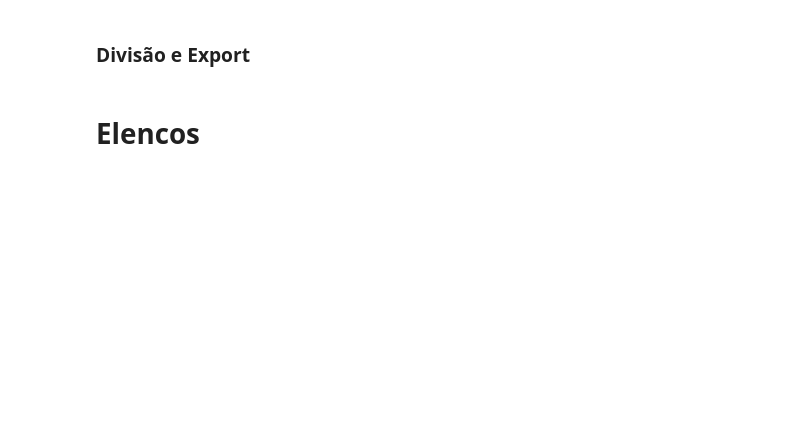
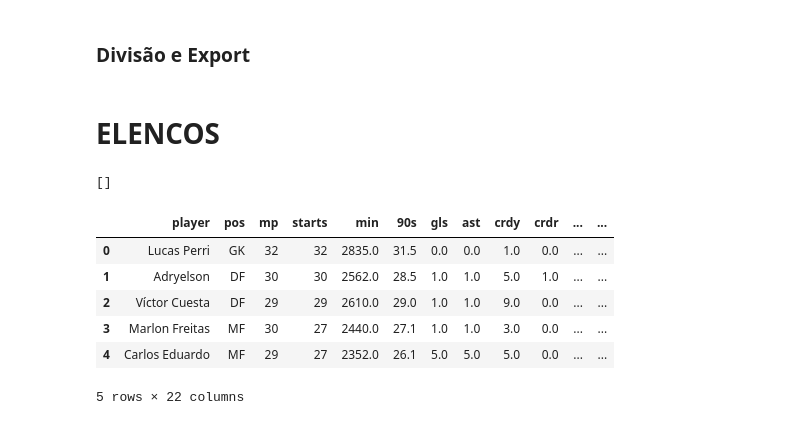
Before and after one commit to salvnetto/GOALS, a Jupyter notebook: scraper/data_cleaning.ipynb, the cells around one changed output. Drawn from its saved outputs; the diff is of its cells as text; code cells hidden in the pictures; blank space fills up the shorter version.

```diff
--- a/scraper/data_cleaning.ipynb
+++ b/scraper/data_cleaning.ipynb
@@ -23,7 +23,7 @@ def convert_to_int(value):
 historico = pd.read_excel(f'../datasets/xlsx/historico(naotratado).xlsx')
 tabela = pd.read_excel(f'../datasets/xlsx/tabela(naotratado).xlsx')
 rodadas = pd.read_excel(f'../datasets/xlsx/rodadas(naotratado).xlsx')
-elenco = pd.read_excel(f'../datasets/xlsx/elenco(naotratado).xlsx')
+elencos = pd.read_excel(f'../datasets/xlsx/elenco(naotratado).xlsx')
 # %%
 season_atual = historico['season'].max()
 rodada_recente = historico[historico['season'] == season_atual]['round'].str.split(' ', expand= True)[1].astype(int).max()
@@ -323,4 +321,56 @@ rodadas = rodadas[['wk', 'xg_casa', 'xg_fora', 'home', 'gols_casa', 'gols_fora',
 # %%
 rodadas.to_excel(f'../datasets/xlsx/rodadas(tratado).xlsx', index= False)
 # %% [markdown]
-# Elencos
+# ELENCOS
+# %%
+elencos = elencos.drop(['nation', 'age', 'g+a', 'g-pk', 'pk', 'pkatt', 'npxg+xag', 'gls.1', 'ast.1', 'g+a.1',
+                        'g-pk.1', 'g+a-pk', 'xg.1', 'xag.1', 'xg+xag', 'npxg.1', 'npxg+xag.1', 'matches'], axis= 1)
+# %%
+elencos['team'] = elencos['team'].apply(remover_acentos)
+elencos['team'] = [linha.lower() for linha in elencos['team']]
+elencos['team'] = elencos['team'].str.replace(' ', '_')
+elencos['team'] = elencos['team'].str.replace('(', '')
+elencos['team'] = elencos['team'].str.replace(')', '')
+elencos['team'] = elencos['team'].str.replace(')', '')
+
+# Especifico para o brasileirão
+elencos['team'] = elencos['team'].str.replace('atletico', 'atl')
+elencos['team'] = elencos['team'].str.replace('athletico', 'ath')
+elencos['team'] = elencos['team'].str.replace('atletico', 'atl')
+
+# Especifico para a Premier League
+elencos['team'] = elencos['team'].str.replace('_hotspur', '')
+elencos['team'] = elencos['team'].str.replace('rhampton_wanderers', 's')
+elencos['team'] = elencos['team'].str.replace('united', 'utd')
+elencos['team'] = elencos['team'].str.replace('west_ham_utd', 'west_ham')
+elencos['team'] = elencos['team'].str.replace('_and_hove_albion', '')
+elencos['team'] = elencos['team'].str.replace('wich_albion', '')
+elencos['team'] = elencos['team'].str.replace('_town', '')
+elencos['team'] = elencos['team'].str.replace('luton', 'luton_town')
+elencos['team'] = elencos['team'].str.replace("nott'ham_forest", "nottingham_forest")
+
+# Especifico para a Serie A TIM
+elencos['team'] = elencos['team'].str.replace('nazionale', '')
+
+elencos['team'] = elencos['team'].str.replace("m'gladbach", 'monchengladbach')
+elencos['team'] = elencos['team'].str.replace("bayer_leverkusen", 'leverkusen')
+elencos['team'] = elencos['team'].str.replace("eintracht_frankfurt", 'eint_frankfurt')
+
+# Especifico para a La Liga
+elencos['team'] = elencos['team'].str.replace("real_betis", 'betis')
+# %%
+[item for item in elencos['team'].unique() if item not in historico['opponent'].unique()]
+# %% [output]
+[]
+# %%
+elencos = elencos.merge(teams_id, left_on= 'team', right_on= 'team_name', how='left').drop(['team_name'], axis= 1)
+# %%
+elencos.head()
+# %% [output]
+|  | player | pos | mp | starts | min | 90s | gls | ast | crdy | crdr | ... | ... |
+| 0 | Lucas Perri | GK | 32 | 32 | 2835.0 | 31.5 | 0.0 | 0.0 | 1.0 | 0.0 | ... | ... |
+| 1 | Adryelson | DF | 30 | 30 | 2562.0 | 28.5 | 1.0 | 1.0 | 5.0 | 1.0 | ... | ... |
+| 2 | Víctor Cuesta | DF | 29 | 29 | 2610.0 | 29.0 | 1.0 | 1.0 | 9.0 | 0.0 | ... | ... |
+| 3 | Marlon Freitas | MF | 30 | 27 | 2440.0 | 27.1 | 1.0 | 1.0 | 3.0 | 0.0 | ... | ... |
+| 4 | Carlos Eduardo | MF | 29 | 27 | 2352.0 | 26.1 | 5.0 | 5.0 | 5.0 | 0.0 | ... | ... |
+5 rows × 22 columns
```
Also changed, not shown: parts of 5 cells of this notebook, 9 other files.
